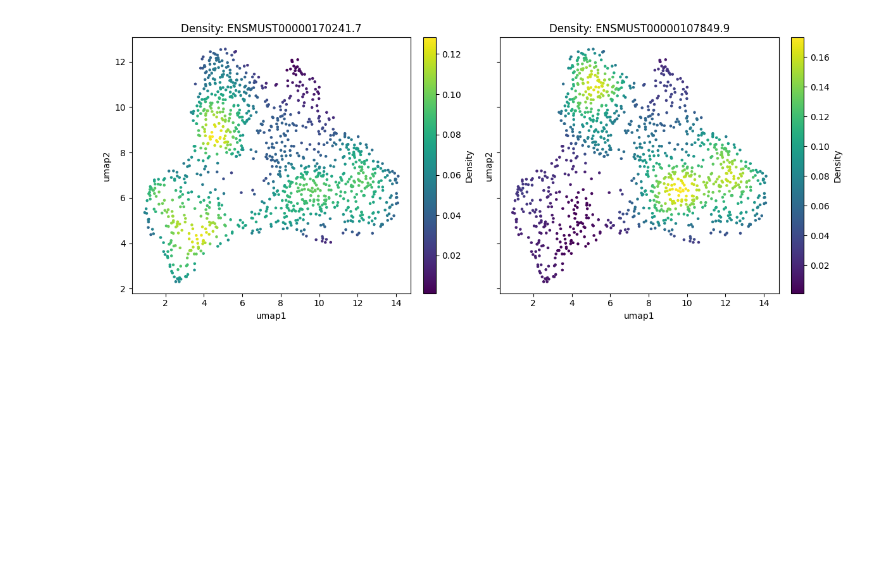
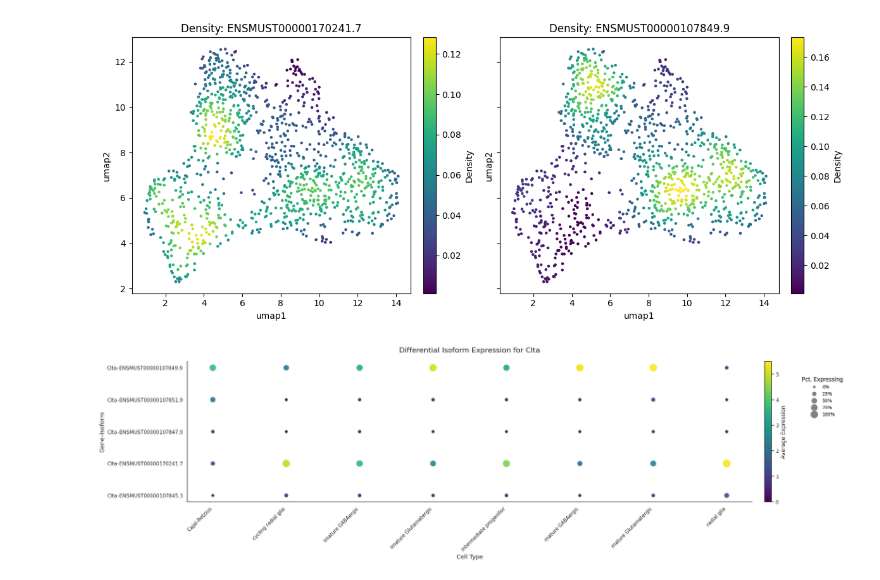
Before and after one commit to cobioda/allos, a Jupyter notebook: nbs/008_visuals.ipynb, the cells around one changed output. Cells and saved outputs as stored; diff of their text form; code cells hidden in the pictures; blank space fills up the shorter version.

```diff
--- a/nbs/008_visuals.ipynb
+++ b/nbs/008_visuals.ipynb
@@ -356,0 +551,4 @@ plot_density_multi(
+# %%
+plot_transcript_exspression_dotplot(combined_mouse_data, gene_id='Clta', top_n=5)
+# %% [output]
+[figure, added]
```
Also changed, not shown: parts of 3 cells of this notebook, 7 other files.
